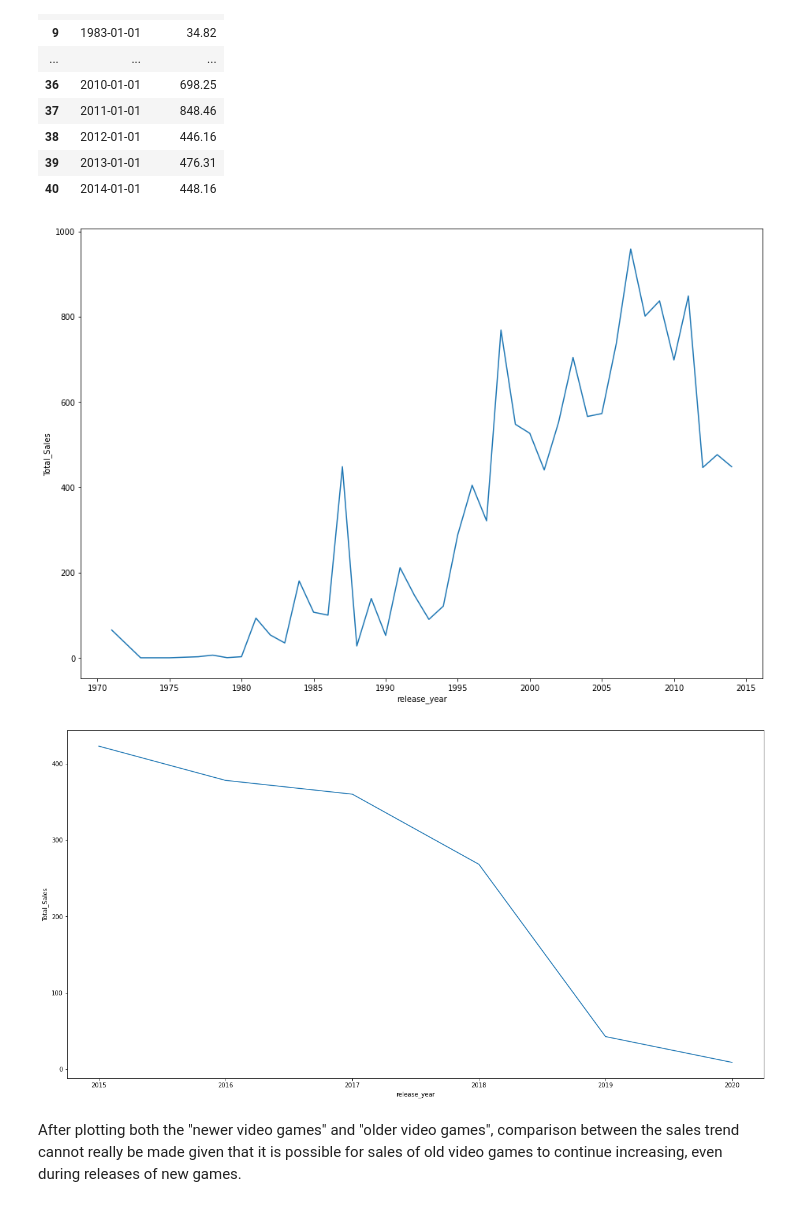
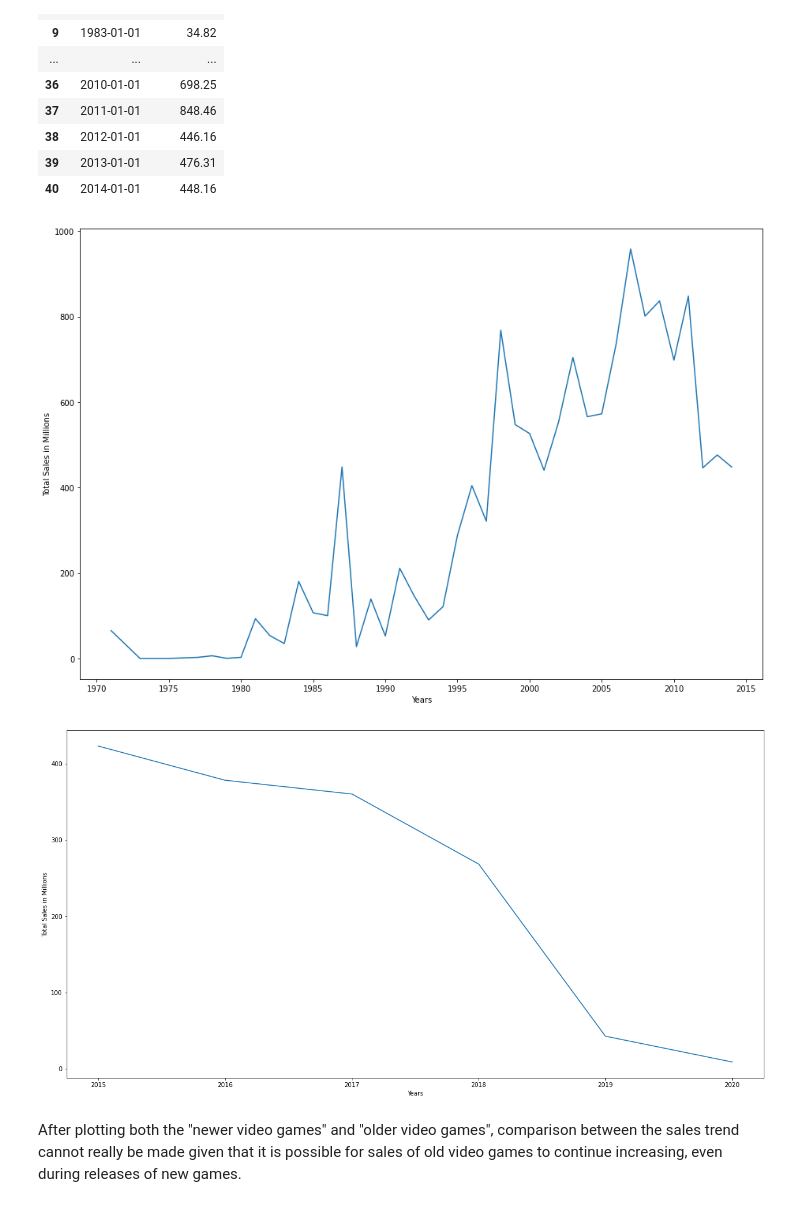
Before and after one commit to Secade/DATASCI-Video-Game-Sales, a Jupyter notebook: Video Game Sales EDA.ipynb, the cells around one changed output. Cells and saved outputs as stored; diff of their text form; code cells hidden in the pictures.

```diff
--- a/Video Game Sales EDA.ipynb
+++ b/Video Game Sales EDA.ipynb
@@ -1545,15 +1545,21 @@ old_game_sales_year
 # %%
 fig, ax = plt.subplots(figsize=(15.5, 10.5))
 
+plt.xlabel("Years")
+plt.ylabel("Total Sales in Millions")
+
 old_game_sales_plot = sns.lineplot(data = old_game_sales_year, x = 'release_year', y = 'Total_Sales', ax=ax)
 # %% [output]
-[figure, old version]
+[figure, new version]
 # %%
 fig, ax = plt.subplots(figsize=(20.5, 10.5))
 
+plt.xlabel("Years")
+plt.ylabel("Total Sales in Millions")
+
 new_game_sales_plot = sns.lineplot(data = new_game_sales_year, x = 'release_year', y = 'Total_Sales', ax=ax)
 # %% [output]
-[figure, old version]
+[figure, new version]
 # %% [markdown]
 After plotting both the "newer video games" and "older video games", comparison between the sales trend cannot really be made given that it is possible for sales of old video games to continue increasing, even during releases of new games.
 # %%
```
Also changed, not shown: parts of 2 cells of this notebook, 4 other files.
